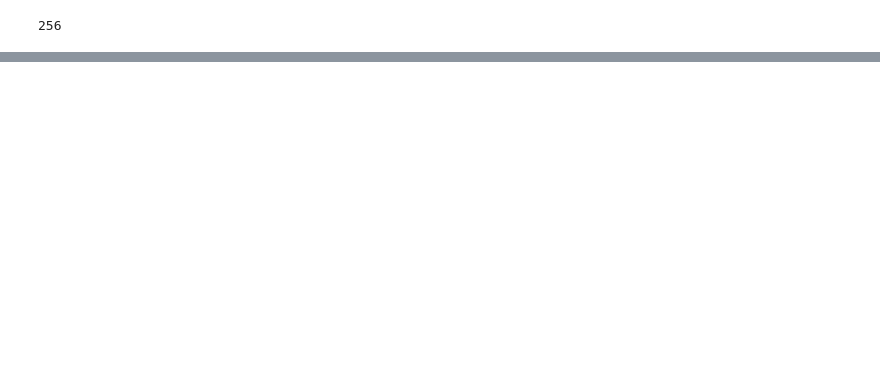
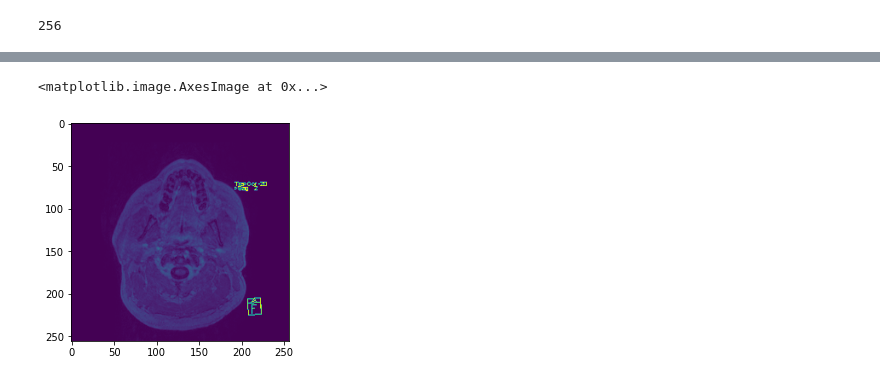
Before and after one commit to Zahed-Golabi/Medical-Imaging, a Jupyter notebook: Dicom.ipynb, the cells around one changed output, grey strips where cells are left out. Drawn from its saved outputs; the diff is of its cells as text; code cells hidden in the pictures; blank space fills up the shorter version.

```diff
--- a/Dicom.ipynb
+++ b/Dicom.ipynb
@@ -42,0 +68,11 @@ plt.imshow(ct, cmap=)
+# %%
+mri_data = []
+
+for path in all_files:
+    data = pydicom.read_file(path)
+    mri_data.append(data)
+# %%
+plt.imshow(mri_data[0].pixel_array)
+# %% [output]
+<matplotlib.image.AxesImage at 0x...>
+[figure, added]
```
Also changed, not shown: parts of 8 cells of this notebook, 1 other file.
